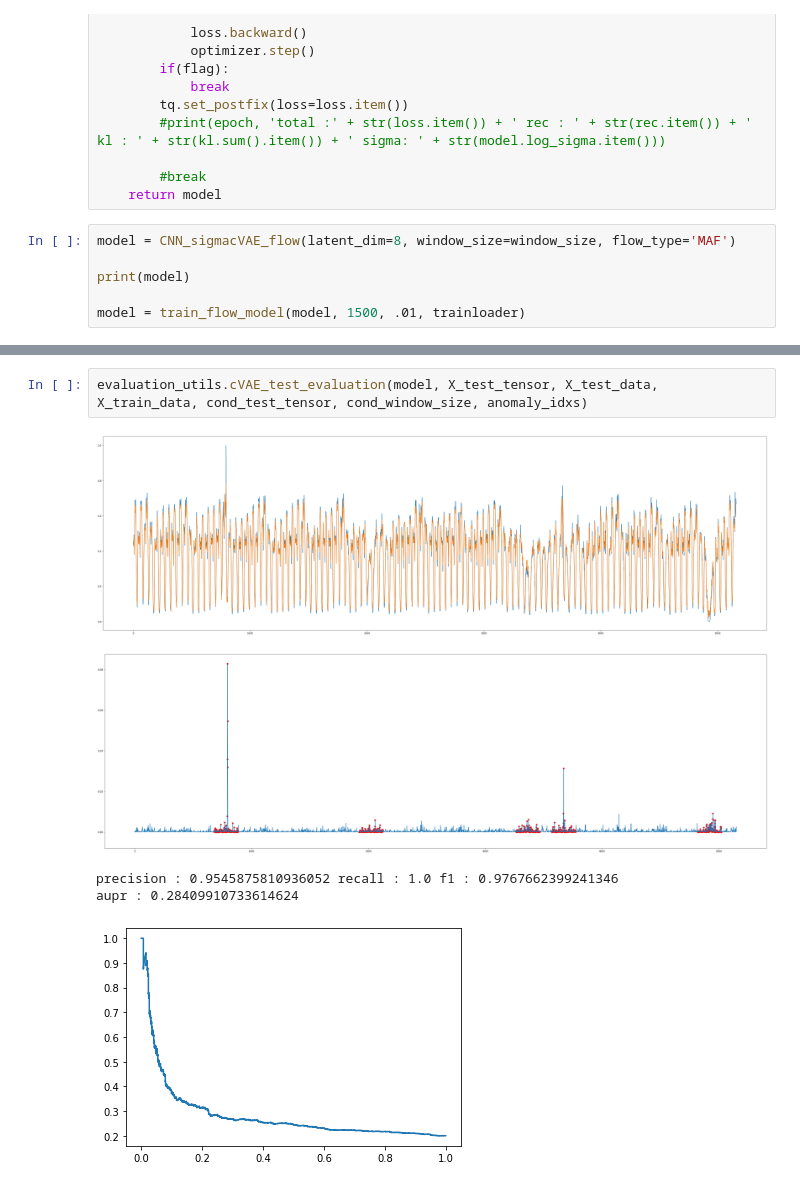
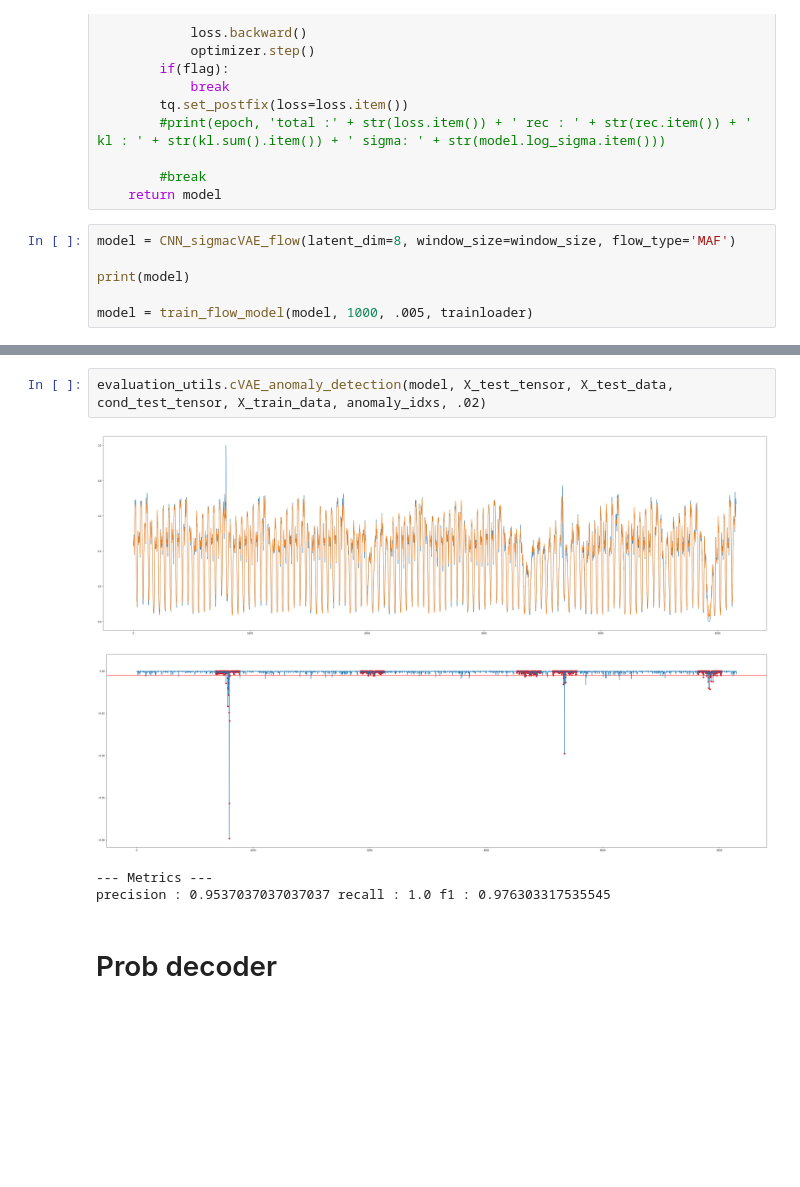
Before and after one commit to raimishah/vaeflows, a Jupyter notebook: 1d-flows/cvae with MAF or RealNVP flow.ipynb, the cells around one changed output, grey strips where cells are left out. Cells and saved outputs as stored; diff of their text form; blank space fills up the shorter version.

Commit message:
eval utils changes and flows working -- ready for tests

```diff
--- a/1d-flows/cvae with MAF or RealNVP flow.ipynb
+++ b/1d-flows/cvae with MAF or RealNVP flow.ipynb
@@ -173,7 +173,7 @@ model = CNN_sigmacVAE_flow(latent_dim=8, window_size=window_size, flow_type='MAF
 
 print(model)
 
-model = train_flow_model(model, 1500, .01, trainloader)
+model = train_flow_model(model, 1000, .005, trainloader)
 # %% [output]
 CNN_sigmacVAE_flow(
   (conv1): Conv1d(1, 8, kernel_size=(6,), stride=(1,))
@@ -204,8 +203,9 @@ train MSE : 1.05553 test MSE : 2.55608
 # %%
-evaluation_utils.cVAE_test_evaluation(model, X_test_tensor, X_test_data, X_train_data, cond_test_tensor, cond_window_size, anomaly_idxs)
+evaluation_utils.cVAE_anomaly_detection(model, X_test_tensor, X_test_data, cond_test_tensor, X_train_data, anomaly_idxs, .02)
 # %% [output]
-[figure, old version]
+[figure, new version]
-[figure, old version]
+[figure, new version]
-precision : 0.9545875810936052 recall : 1.0 f1 : 0.9767662399241346
-aupr : 0.28409910733614624
+--- Metrics ---
+precision : 0.9537037037037037 recall : 1.0 f1 : 0.976303317535545
-[figure, removed]
+# %% [markdown]
+# Prob decoder
```
Also changed, not shown: parts of 5 cells of this notebook, 6 other files.
